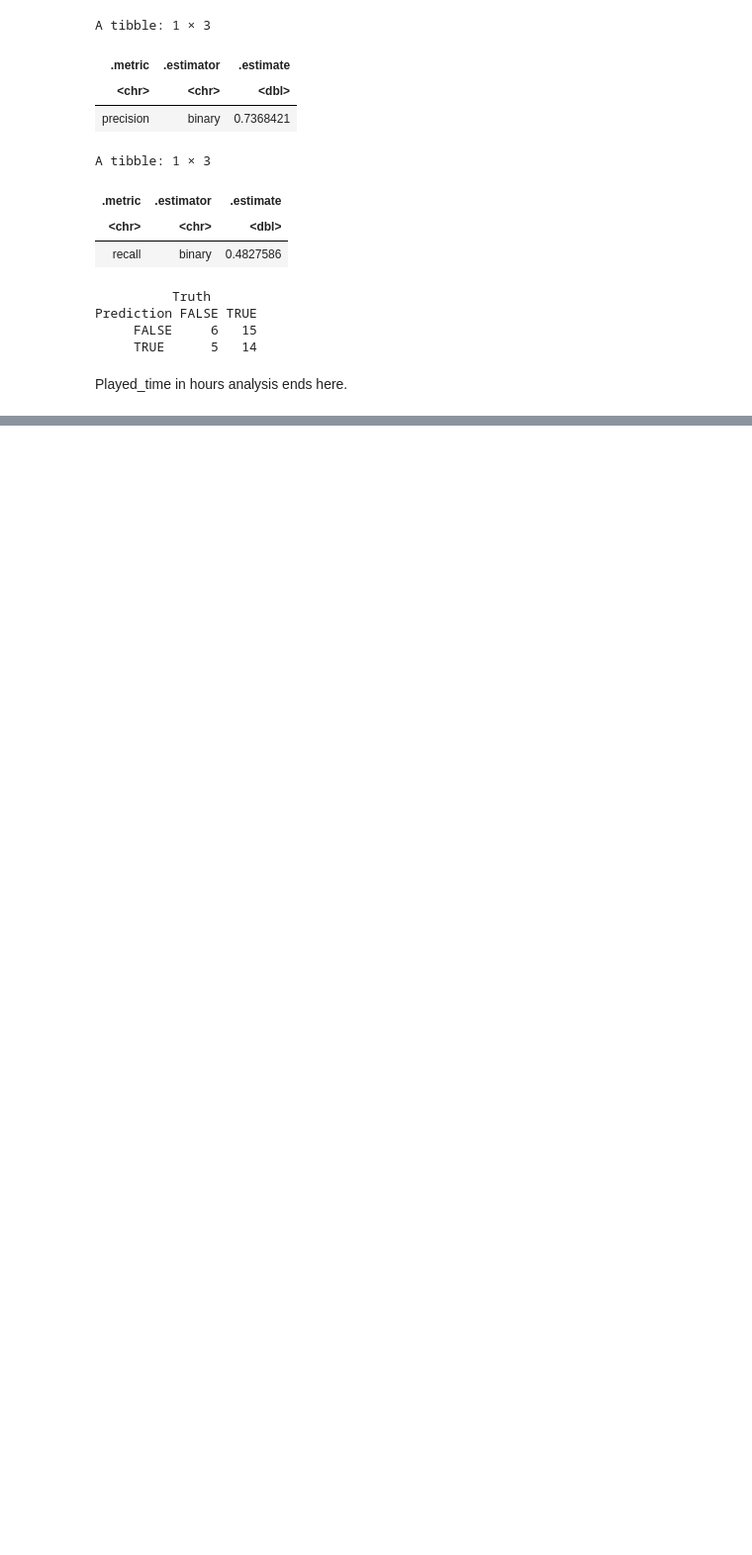
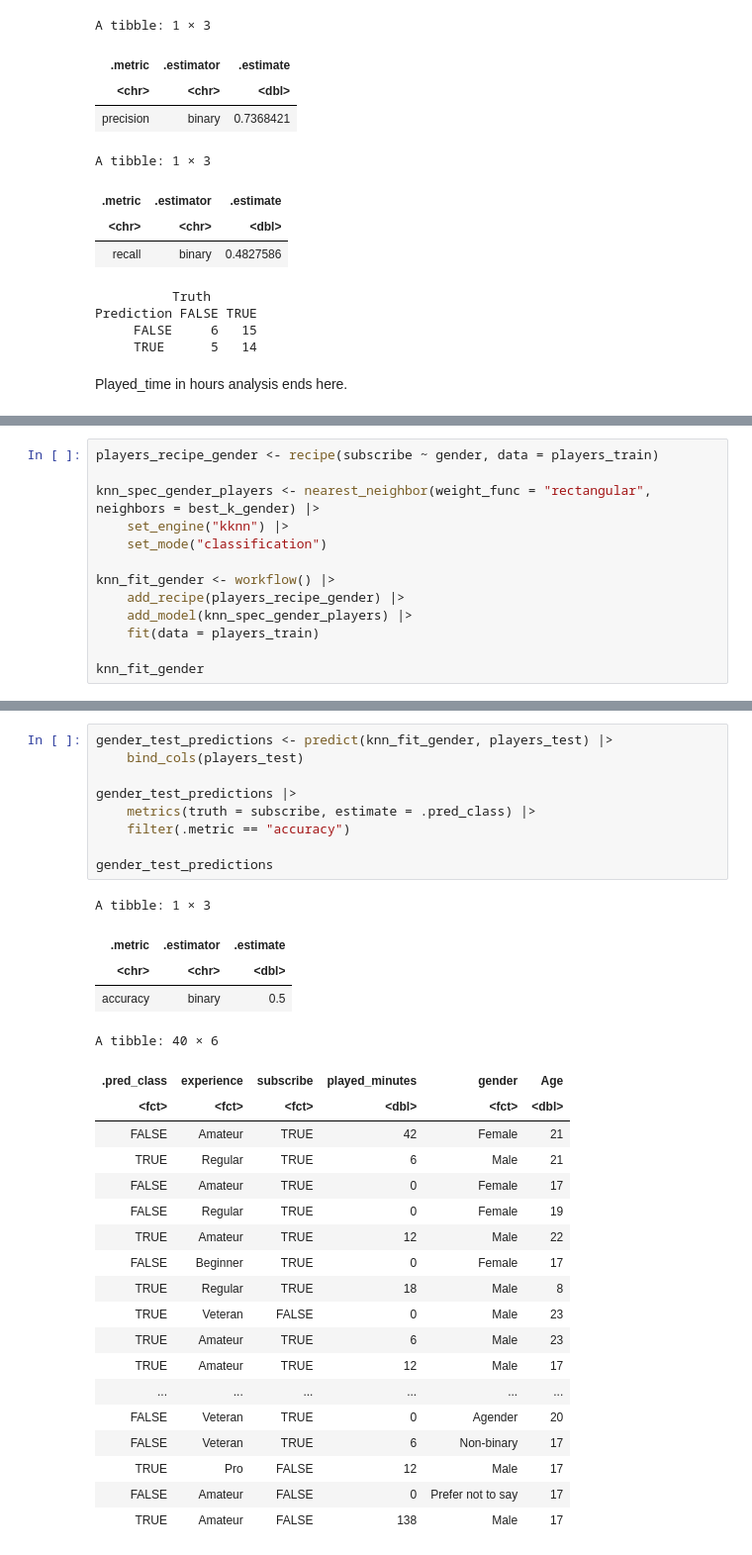
Before and after one commit to Riceparticlee/dsci_group_minecraft, a Jupyter notebook: group project.ipynb, the cells around one changed output, grey strips where cells are left out. Shown at 99% size. Drawn from its saved outputs; the diff is of its cells as text; blank space fills up the shorter version.

```diff
--- a/group project.ipynb
+++ b/group project.ipynb
@@ -450,0 +496,13 @@ Played_time in hours analysis ends here.
+# %%
+players_recipe_gender <- recipe(subscribe ~ gender, data = players_train)
+
+knn_spec_gender_players <- nearest_neighbor(weight_func = "rectangular", neighbors = best_k_gender) |>
+    set_engine("kknn") |>
+    set_mode("classification")
+
+knn_fit_gender <- workflow() |>
+    add_recipe(players_recipe_gender) |>
+    add_model(knn_spec_gender_players) |>
+    fit(data = players_train)
+
+knn_fit_gender
@@ -450,0 +526,33 @@ Played_time in hours analysis ends here.
+# %%
+gender_test_predictions <- predict(knn_fit_gender, players_test) |>
+    bind_cols(players_test)
+
+gender_test_predictions |>
+    metrics(truth = subscribe, estimate = .pred_class) |>
+    filter(.metric == "accuracy")
+
+gender_test_predictions
+# %% [output]
+A tibble: 1 × 3
+| .metric | .estimator | .estimate |
+| <chr> | <chr> | <dbl> |
+| accuracy | binary | 0.5 |
+A tibble: 40 × 6
+| .pred_class | experience | subscribe | played_minutes | gender | Age |
+| <fct> | <fct> | <fct> | <dbl> | <fct> | <dbl> |
+| FALSE | Amateur | TRUE | 42 | Female | 21 |
+| TRUE | Regular | TRUE | 6 | Male | 21 |
+| FALSE | Amateur | TRUE | 0 | Female | 17 |
+| FALSE | Regular | TRUE | 0 | Female | 19 |
+| TRUE | Amateur | TRUE | 12 | Male | 22 |
+| FALSE | Beginner | TRUE | 0 | Female | 17 |
+| TRUE | Regular | TRUE | 18 | Male | 8 |
+| TRUE | Veteran | FALSE | 0 | Male | 23 |
+| TRUE | Amateur | TRUE | 6 | Male | 23 |
+| TRUE | Amateur | TRUE | 12 | Male | 17 |
+| ... | ... | ... | ... | ... | ... |
+| FALSE | Veteran | TRUE | 0 | Agender | 20 |
+| FALSE | Veteran | TRUE | 6 | Non-binary | 17 |
+| TRUE | Pro | FALSE | 12 | Male | 17 |
+| FALSE | Amateur | FALSE | 0 | Prefer not to say | 17 |
+| TRUE | Amateur | FALSE | 138 | Male | 17 |
```
Also changed, not shown: parts of 6 cells of this notebook.
